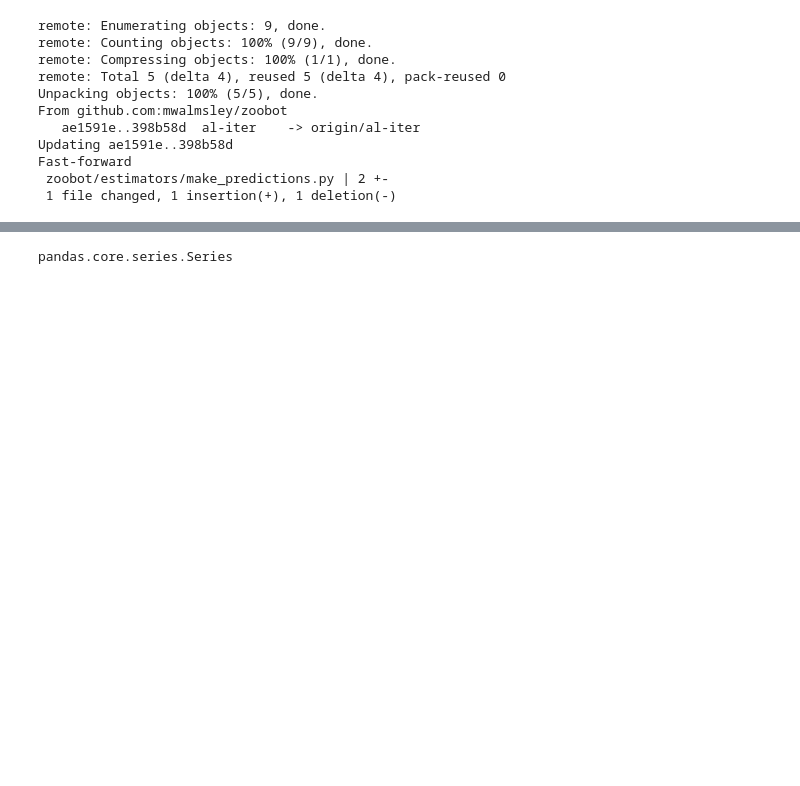
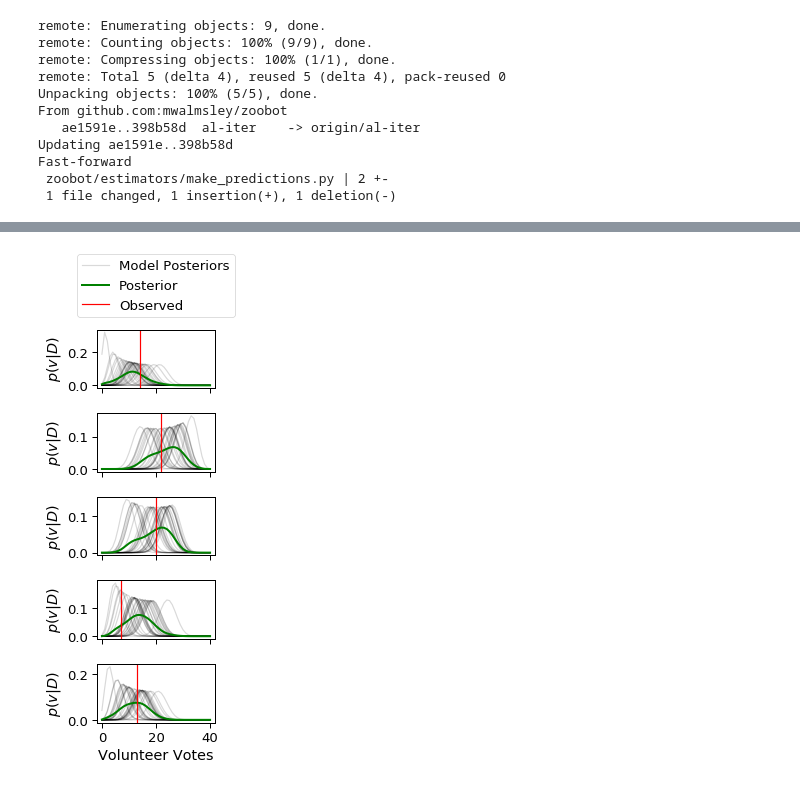
Before and after one commit to colinleach/zoobot, a Jupyter notebook: aas_uncertainty.ipynb, the cells around one changed output, grey strips where cells are left out. Saved outputs shown, nothing was run; the diff lists cells and outputs as text; code cells hidden in the pictures; blank space fills up the shorter version.

```diff
--- a/aas_uncertainty.ipynb
+++ b/aas_uncertainty.ipynb
@@ -55,7 +56,7 @@ The backend was *originally* set to 'module://ipykernel.pylab.backend_inline' by
 
   matplotlib.use('Agg')
 # %%
-model_name = 'five_conv_fractions'
+model_name = 'five_conv_fractions_with_id'
 tfrecord_loc = 'data/basic_split/panoptes_featured_s128_lfloat_test.tfrecord'
 n_galaxies = 1024
 # %%
@@ -127,4 +157,9 @@ def custom_samples(samples, labels):
-# %%
-type(sim_model.labels[0:50])
-# %% [output]
-pandas.core.series.Series
+# %%
+selected = slice(0, 20)
+selected = [1, 2, 6, 7, 9]
+# selected = [2, 3, 4, 5, 6, 7, 8, 9, 12, 13, 14, 17, 18]
+# selected = [2, 3, 4, 5, 6]
+
+fig = custom_samples(np.array(sim_model.model.samples)[selected, :], np.array(sim_model.labels)[selected])
+# %% [output]
+[figure, added]
```
Also changed, not shown: parts of 61 cells of this notebook, 6 other files.
